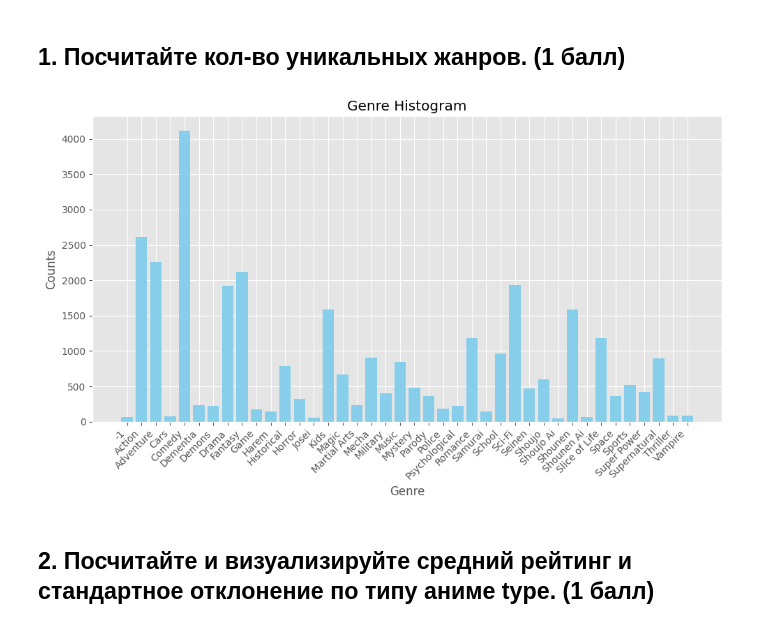
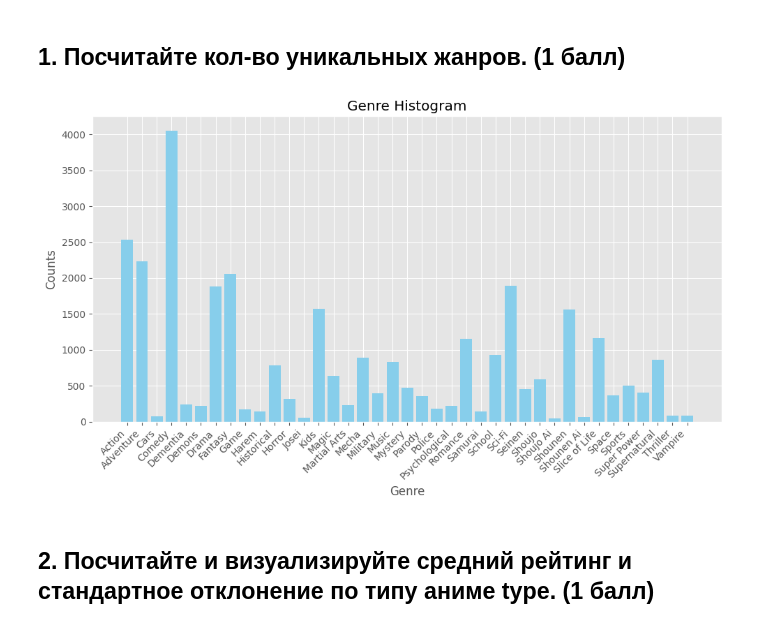
Before and after one commit to Evgenii-Iurin/ITMO, a Jupyter notebook: itmo_math_stat/ITMO_MathStat_HW_1.ipynb, the cells around one changed output. Saved outputs shown, nothing was run; the diff lists cells and outputs as text; code cells hidden in the pictures.

```diff
--- a/itmo_math_stat/ITMO_MathStat_HW_1.ipynb
+++ b/itmo_math_stat/ITMO_MathStat_HW_1.ipynb
@@ -79,15 +93,18 @@ def visualize_histogram(x, y, xlabel: str, ylabel: str, title: str):
 # %%
 genre_df = raw_df.copy()
 genre_df['processed_genre'] = genre_df['genre'].str.split(', ')
+genre_df = genre_df.dropna()
+genre_df['number_of_genres'] = genre_df['processed_genre'].apply(len)
+
 genre_df = genre_df.explode('processed_genre')
 
 genre_df['processed_genre'] = genre_df['processed_genre'].fillna('-1') # replace all NaN values
 genre, genre_counts = np.unique(genre_df['processed_genre'], return_counts=True)
 
 # Visualize genre histogram
 visualize_histogram(genre, genre_counts, 'Genre', 'Counts', 'Genre Histogram')
 # %% [output]
-[figure, old version]
+[figure, new version]
 # %% [markdown]
 ## 2. Посчитайте и визуализируйте средний рейтинг и стандартное отклонение по типу аниме type. (1 балл)
 # %%
```
Also changed, not shown: parts of 14 cells of this notebook.
